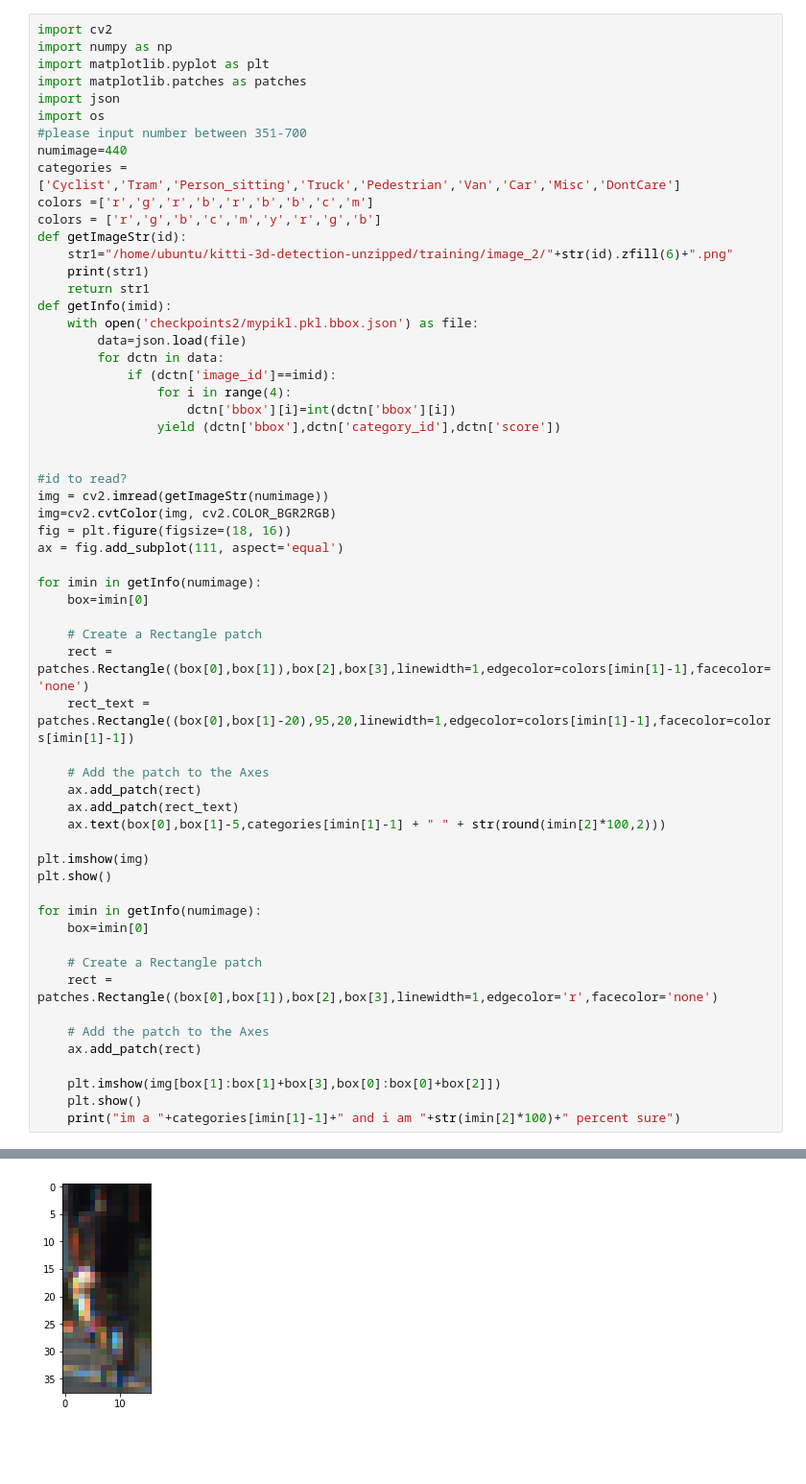
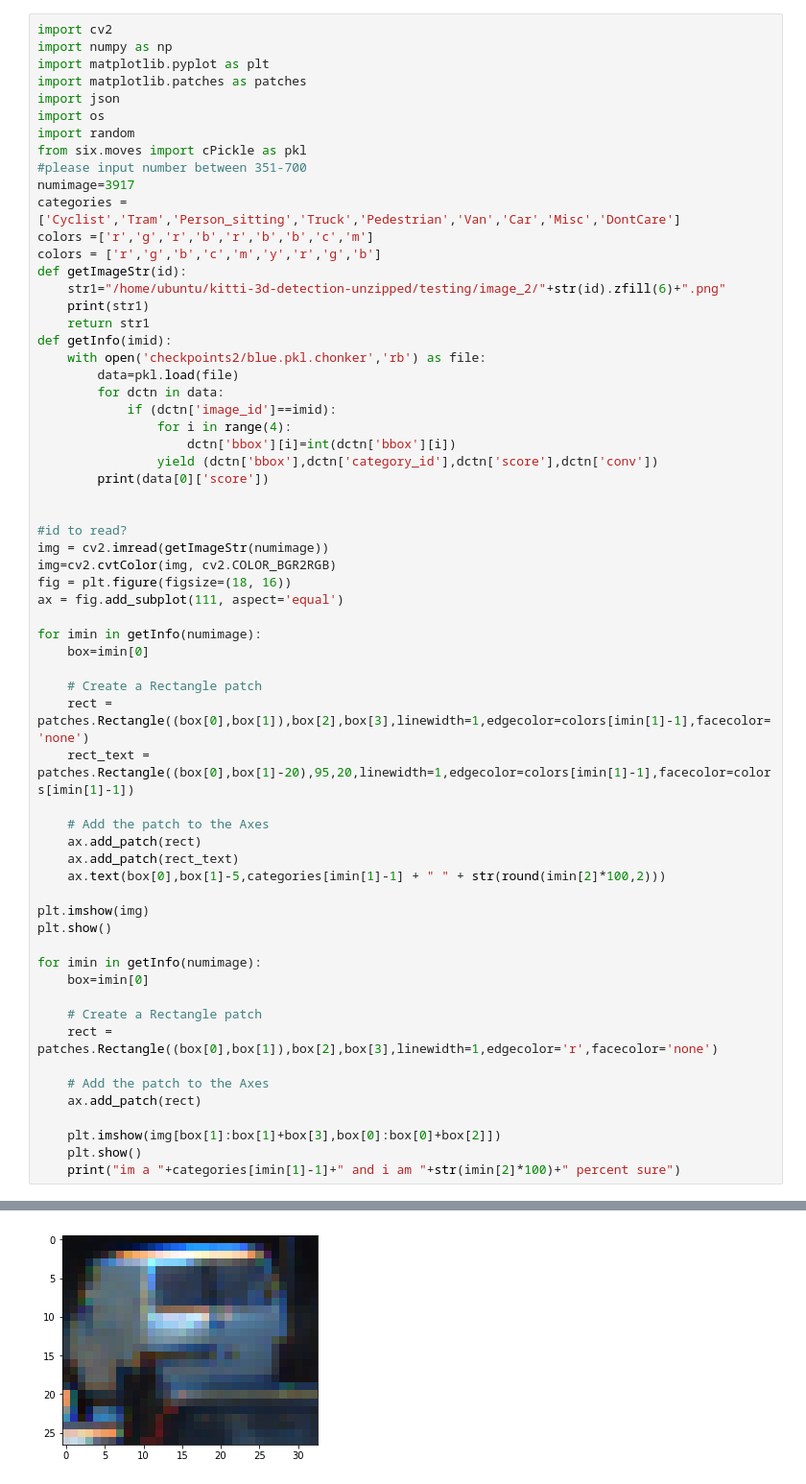
Before and after one commit to umd-fire-coml/mmdetection, a Jupyter notebook: visualizer.ipynb, the cells around one changed output, grey strips where cells are left out. Shown at 96% size. Cells and saved outputs as stored; diff of their text form; blank space fills up the shorter version.

```diff
--- a/visualizer.ipynb
+++ b/visualizer.ipynb
@@ -5,23 +5,26 @@ import matplotlib.pyplot as plt
 import matplotlib.patches as patches
 import json
 import os
+import random
+from six.moves import cPickle as pkl
 #please input number between 351-700
-numimage=440
+numimage=3917
 categories = ['Cyclist','Tram','Person_sitting','Truck','Pedestrian','Van','Car','Misc','DontCare']
 colors =['r','g','r','b','r','b','b','c','m']
 colors = ['r','g','b','c','m','y','r','g','b']
 def getImageStr(id):
-    str1="/home/ubuntu/kitti-3d-detection-unzipped/training/image_2/"+str(id).zfill(6)+".png"
+    str1="/home/ubuntu/kitti-3d-detection-unzipped/testing/image_2/"+str(id).zfill(6)+".png"
     print(str1)
     return str1
 def getInfo(imid):
-    with open('checkpoints2/mypikl.pkl.bbox.json') as file:
-        data=json.load(file)
+    with open('checkpoints2/blue.pkl.chonker','rb') as file:
+        data=pkl.load(file)
         for dctn in data:
             if (dctn['image_id']==imid):
                 for i in range(4):
                     dctn['bbox'][i]=int(dctn['bbox'][i])
-                yield (dctn['bbox'],dctn['category_id'],dctn['score'])
+                yield (dctn['bbox'],dctn['category_id'],dctn['score'],dctn['conv'])
+        print(data[0]['score'])
 
 
 #id to read?
@@ -63 +67 @@ for imin in getInfo(numimage):
-[figure, old version]
+[figure, new version]
```
Also changed, not shown: parts of 7 cells of this notebook, 12 other files.
